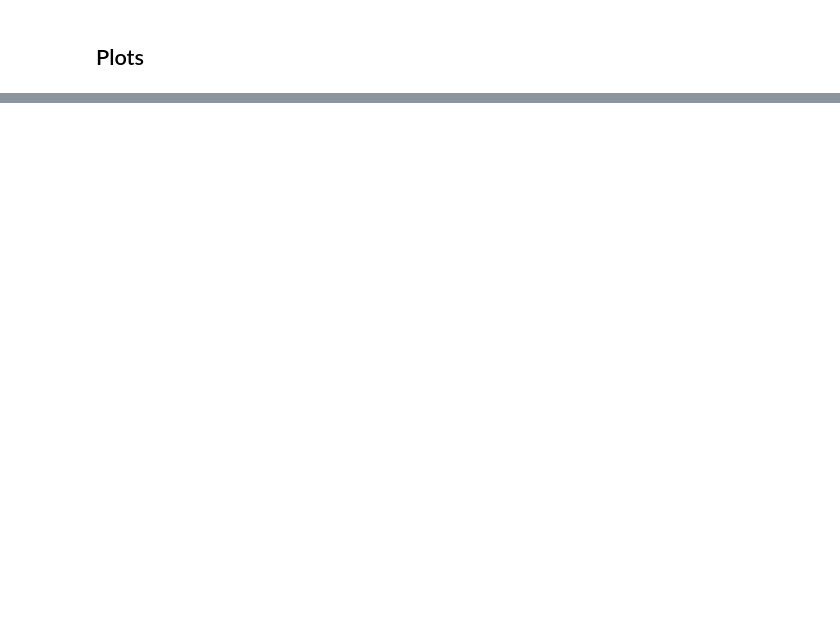
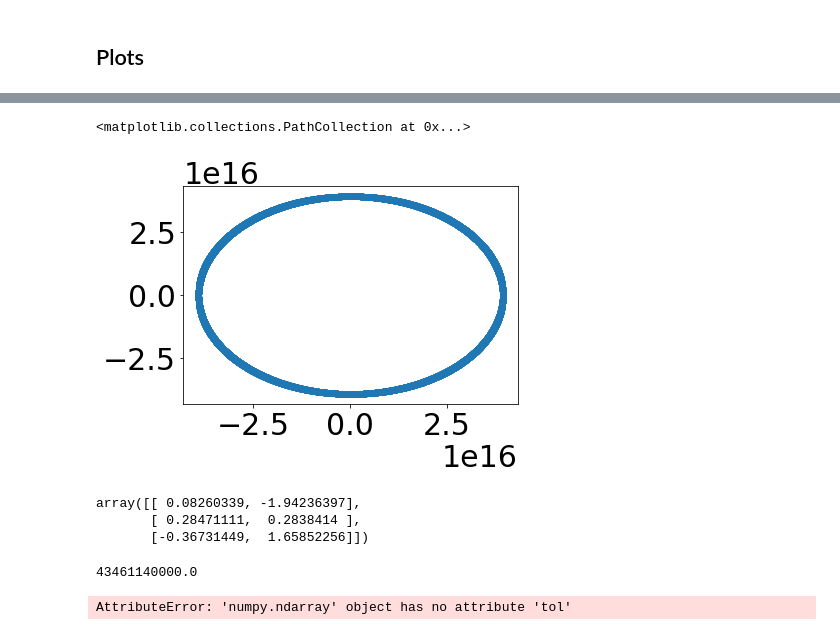
Before and after one commit to Pablo-Lemos/orbits, a Jupyter notebook: planets_graphnets.ipynb, the cells around one changed output, grey strips where cells are left out. Cells and saved outputs as stored; diff of their text form; code cells hidden in the pictures; blank space fills up the shorter version.

```diff
--- a/planets_graphnets.ipynb
+++ b/planets_graphnets.ipynb
@@ -512,0 +604,22 @@ plt.savefig('/Users/Pablo/Desktop/orbits')
+# %%
+d_0 = x_traj_np[:,0,:] - x_traj_np[:,1,:]
+ftrue_0 = G*earth.mass*mercury.mass*d_0/np.linalg.norm(d_0,axis =1, keepdims=True)**3.
+# %%
+plt.scatter(ftrue_0[:,0], ftrue_0[:,1])
+# %% [output]
+<matplotlib.collections.PathCollection at 0x...>
+[figure, added]
+# %%
+dp_traj_np[0]/np.std(dp_traj_np)
+# %% [output]
+array([[ 0.08260339, -1.94236397],
+       [ 0.28471111,  0.2838414 ],
+       [-0.36731449,  1.65852256]])
+# %%
+np.linalg.norm(dx[0])
+# %% [output]
+43461140000.0
+# %%
+dx[0].tol
+# %% [output]
+AttributeError: 'numpy.ndarray' object has no attribute 'tol'
```
Also changed, not shown: parts of 17 cells of this notebook.
